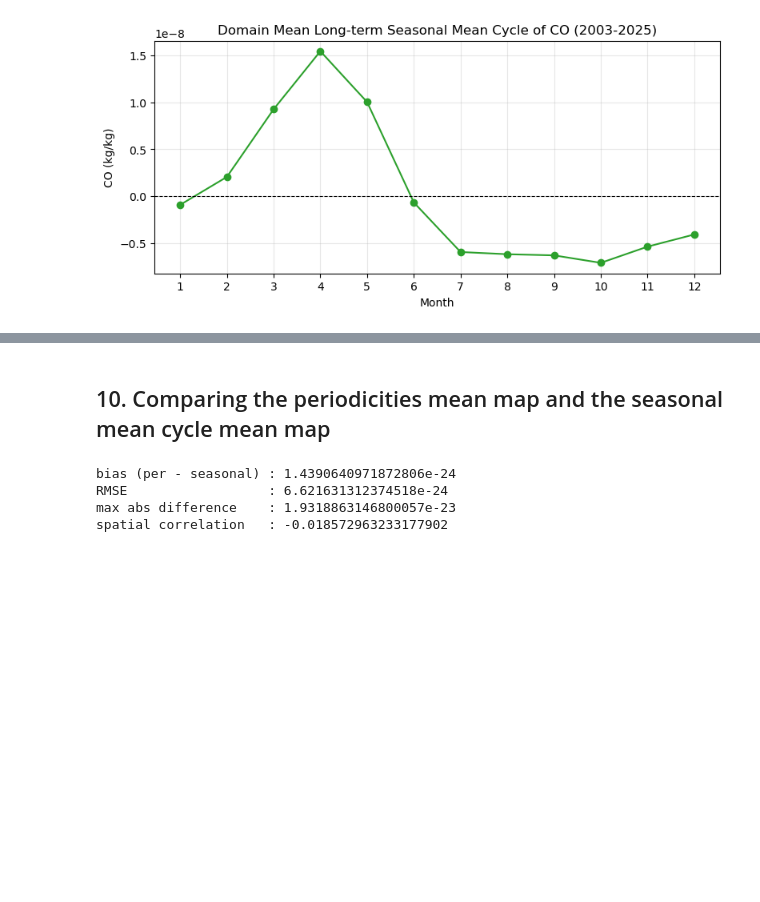
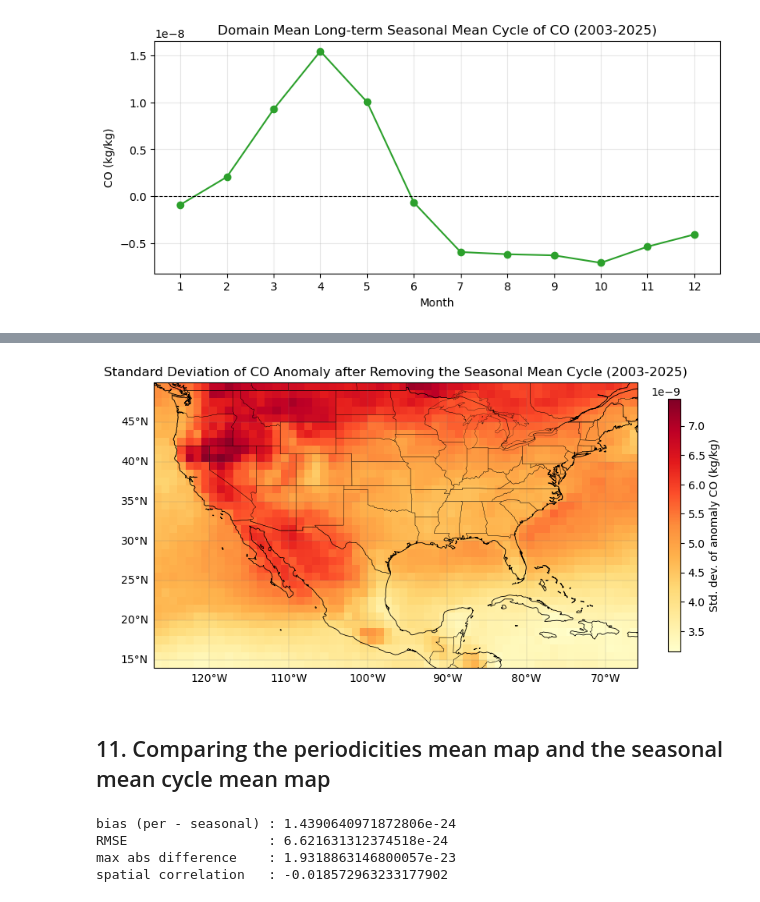
Before and after one commit to manohar322028/harmonic-analysis, a Jupyter notebook: Scripts/anomalies.ipynb, the cells around one changed output, grey strips where cells are left out. Saved outputs shown, nothing was run; the diff lists cells and outputs as text; code cells hidden in the pictures; blank space fills up the shorter version.

```diff
--- a/Scripts/anomalies.ipynb
+++ b/Scripts/anomalies.ipynb
@@ -443,0 +446,3 @@ plt.show()
+# %%
+seasonal_anomaly = detr.groupby("time.month") - seasonal_mean_cycle
+print(seasonal_anomaly)
@@ -444,5 +469,12 @@ plt.show()
+# %%
+seasonal_anomaly_std_map = seasonal_anomaly.std(dim="time")
+plot_map(seasonal_anomaly_std_map,
+         "Standard Deviation of CO Anomaly after Removing the Seasonal Mean Cycle (2003-2025)",
+         "Std. dev. of anomaly CO (kg/kg)")
+# %% [output]
+[figure, added]
 # %% [markdown]
-## 10. Comparing the periodicities mean map and the seasonal mean cycle mean map
+## 11. Comparing the periodicities mean map and the seasonal mean cycle mean map
 # %%
 diff_map = per_mean_map - seasonal_mean_map
 
```
Also changed, not shown: parts of 3 cells of this notebook, 18 other files.
